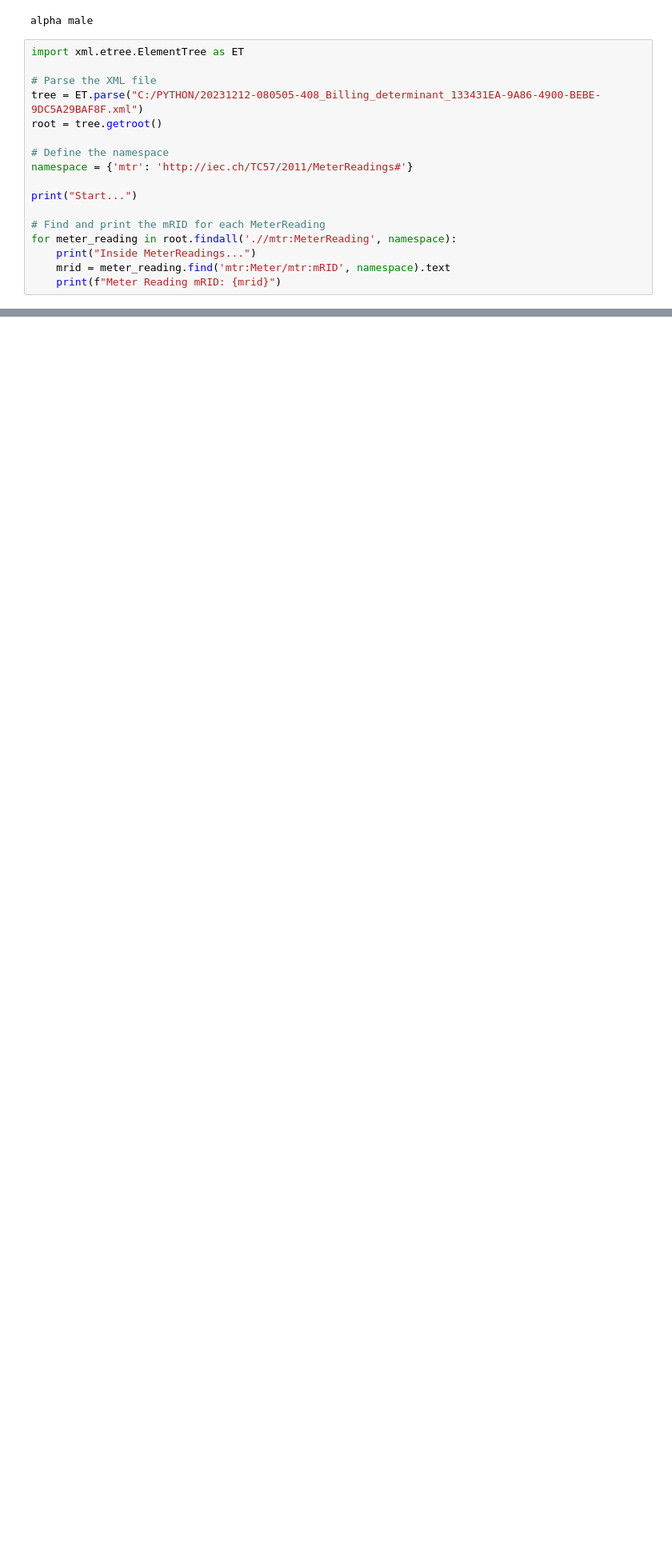
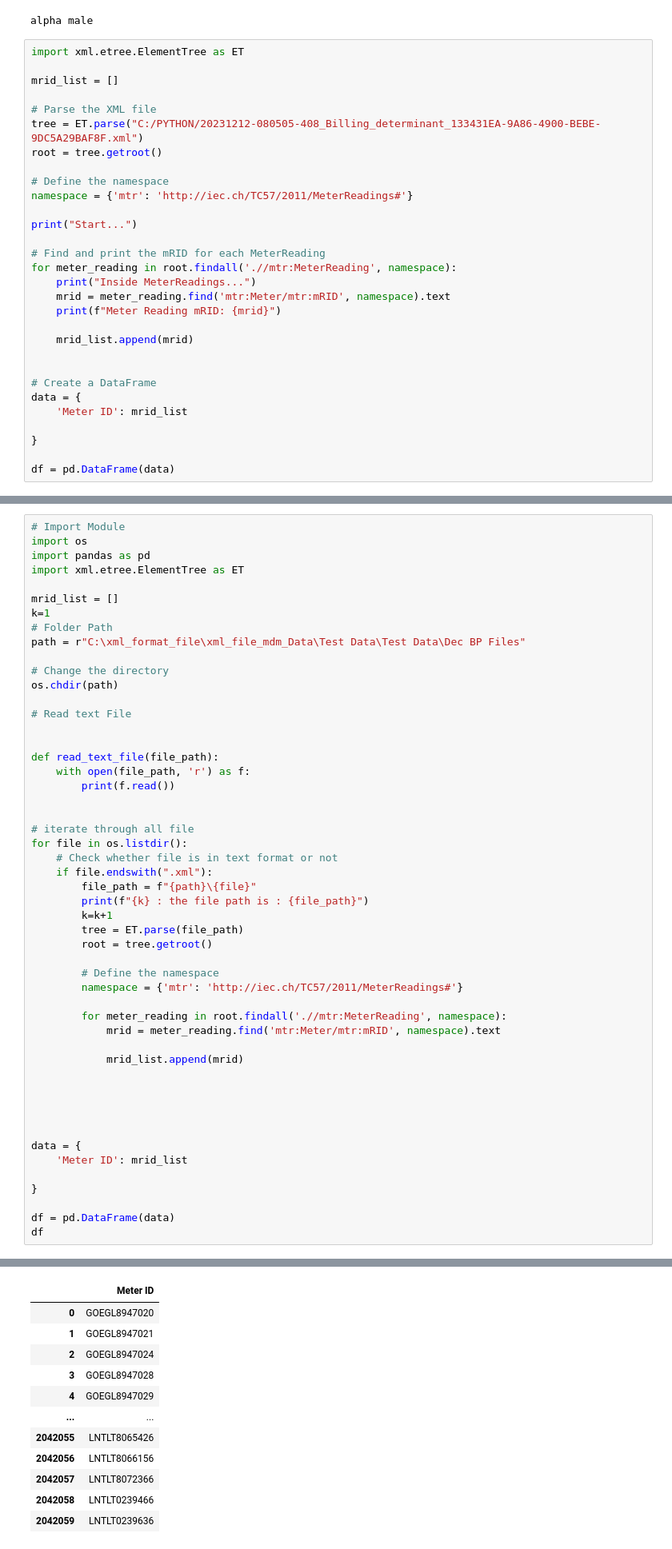
Before and after one commit to ratankj/EDF_XML_CODE, a Jupyter notebook: py_xml_code.ipynb, the cells around one changed output, grey strips where cells are left out. Shown: that part at 80% size. Cells and saved outputs as stored; diff of their text form; blank space fills up the shorter version.

Commit message:
data commited xml code done

```diff
--- a/py_xml_code.ipynb
+++ b/py_xml_code.ipynb
@@ -42,6 +42,8 @@ for meter_reading in root.findall('.//ns:MeterReading', namespace):
 alpha male
 # %%
 import xml.etree.ElementTree as ET
+
+mrid_list = []
 
 # Parse the XML file
 tree = ET.parse("C:/PYTHON/20231212-080505-408_Billing_determinant_133431EA-9A86-4900-BEBE-9DC5A29BAF8F.xml")
@@ -57,6 +59,17 @@ for meter_reading in root.findall('.//mtr:MeterReading', namespace):
     print("Inside MeterReadings...")
     mrid = meter_reading.find('mtr:Meter/mtr:mRID', namespace).text
     print(f"Meter Reading mRID: {mrid}")
+
+    mrid_list.append(mrid)
+
+
+# Create a DataFrame
+data = {
+    'Meter ID': mrid_list
+
+}
+
+df = pd.DataFrame(data)
 # %% [output]
 Start...
 Inside MeterReadings...
@@ -192,3 +266,55 @@ for meter_reading in root.findall('.//ns:MeterReading', namespace):
             print("---")
     except Exception as e:
         print(f"Error: {e}")
+# %%
+# Import Module
+import os
+import pandas as pd
+import xml.etree.ElementTree as ET
+
+mrid_list = []
+k=1
+# Folder Path
+path = r"C:\xml_format_file\xml_file_mdm_Data\Test Data\Test Data\Dec BP Files"
+
+# Change the directory
+os.chdir(path)
+
+# Read text File
+
+
+def read_text_file(file_path):
+	with open(file_path, 'r') as f:
+		print(f.read())
+
+
+# iterate through all file
+for file in os.listdir():
+	# Check whether file is in text format or not
+	if file.endswith(".xml"):
+		file_path = f"{path}\{file}"
+		print(f"{k} : the file path is : {file_path}")
+		k=k+1
+		tree = ET.parse(file_path)
+		root = tree.getroot()
+
+		# Define the namespace
+		namespace = {'mtr': 'http://iec.ch/TC57/2011/MeterReadings#'}
+
+		for meter_reading in root.findall('.//mtr:MeterReading', namespace):
+			mrid = meter_reading.find('mtr:Meter/mtr:mRID', namespace).text
+
+			mrid_list.append(mrid)
+
+
+
+
+
+data = {
+    'Meter ID': mrid_list
+
+}
+
+df = pd.DataFrame(data)
+df
+# %% [output]
@@ -194,0 +338,12 @@ for meter_reading in root.findall('.//ns:MeterReading', namespace):
+|  | Meter ID |
+| 0 | GOEGL8947020 |
+| 1 | GOEGL8947021 |
+| 2 | GOEGL8947024 |
+| 3 | GOEGL8947028 |
+| 4 | GOEGL8947029 |
+| ... | ... |
+| 2042055 | LNTLT8065426 |
+| 2042056 | LNTLT8066156 |
+| 2042057 | LNTLT8072366 |
+| 2042058 | LNTLT0239466 |
+| 2042059 | LNTLT0239636 |
```
Also changed, not shown: parts of 11 cells of this notebook, 1 other file.
